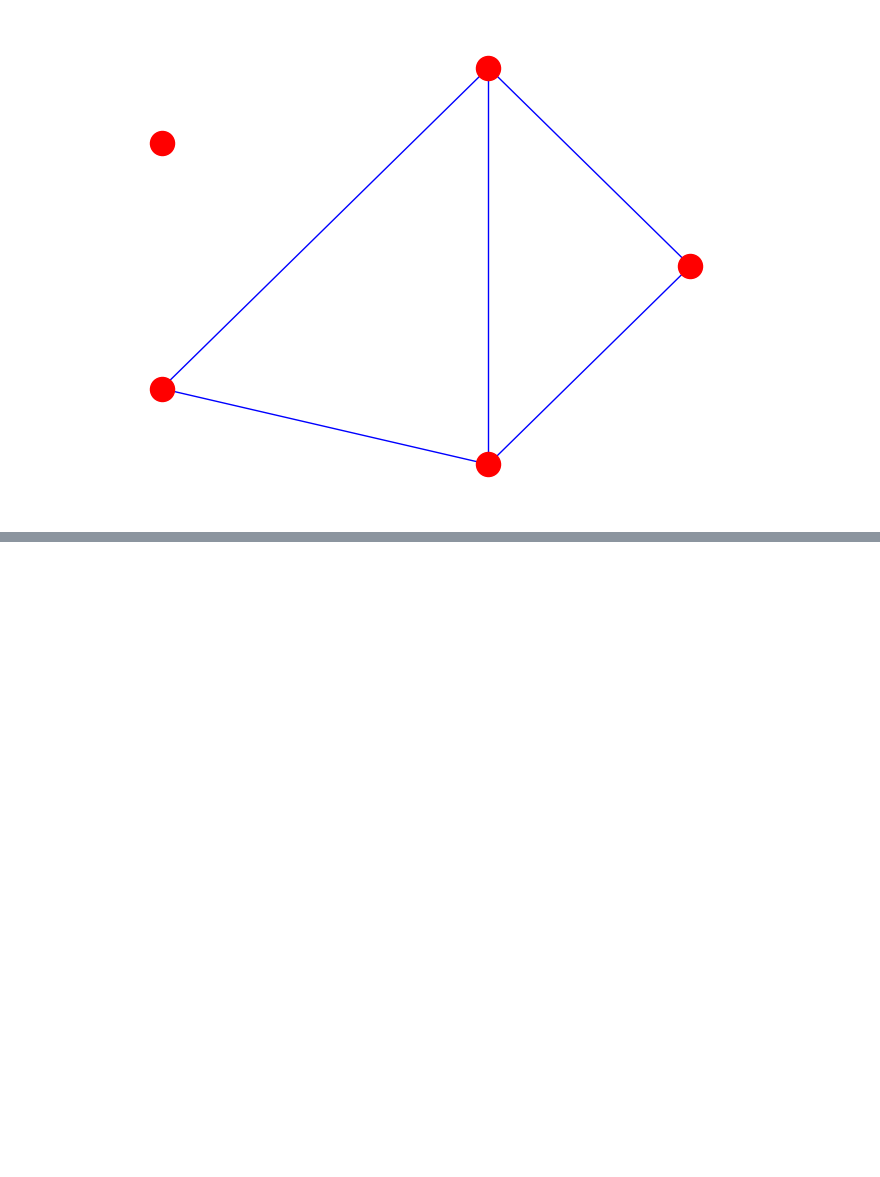
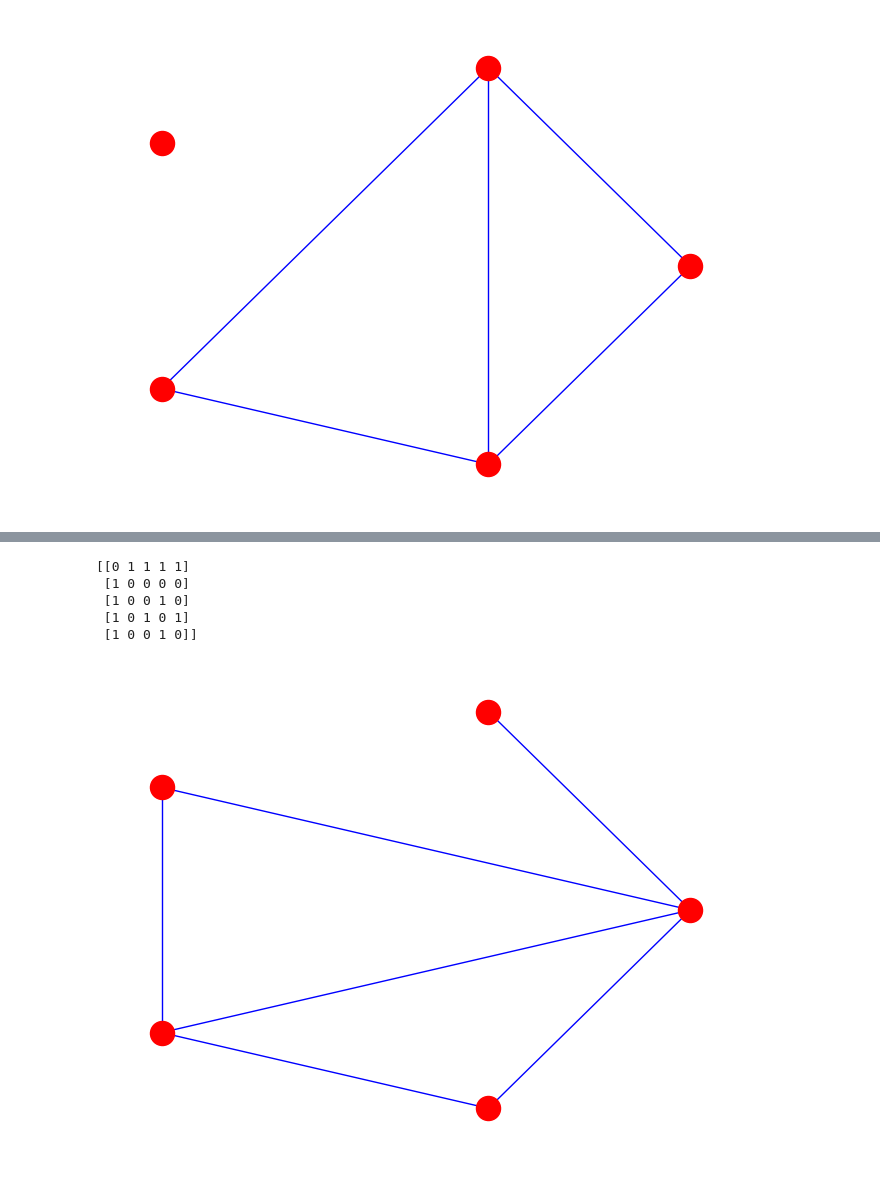
Before and after one commit to prdpgit/Network_Design_Project, a Jupyter notebook: Testbench.ipynb, the cells around one changed output, grey strips where cells are left out. Saved outputs shown, nothing was run; the diff lists cells and outputs as text; code cells hidden in the pictures; blank space fills up the shorter version.

```diff
--- a/Testbench.ipynb
+++ b/Testbench.ipynb
@@ -67,0 +86,13 @@ NameError: name 'rel' is not defined
+# %%
+G = nx.generators.random_graphs.dense_gnm_random_graph(5,6)
+nx.draw(G, pos=nx.circular_layout(G), node_color='r', edge_color='b')
+Y = nx.adjacency_matrix(G)
+Y=Y.todense()
+print(Y)
+# %% [output]
+[[0 1 1 1 1]
+ [1 0 0 0 0]
+ [1 0 0 1 0]
+ [1 0 1 0 1]
+ [1 0 0 1 0]]
+[figure, added]
```
Also changed, not shown: parts of 3 cells of this notebook.
